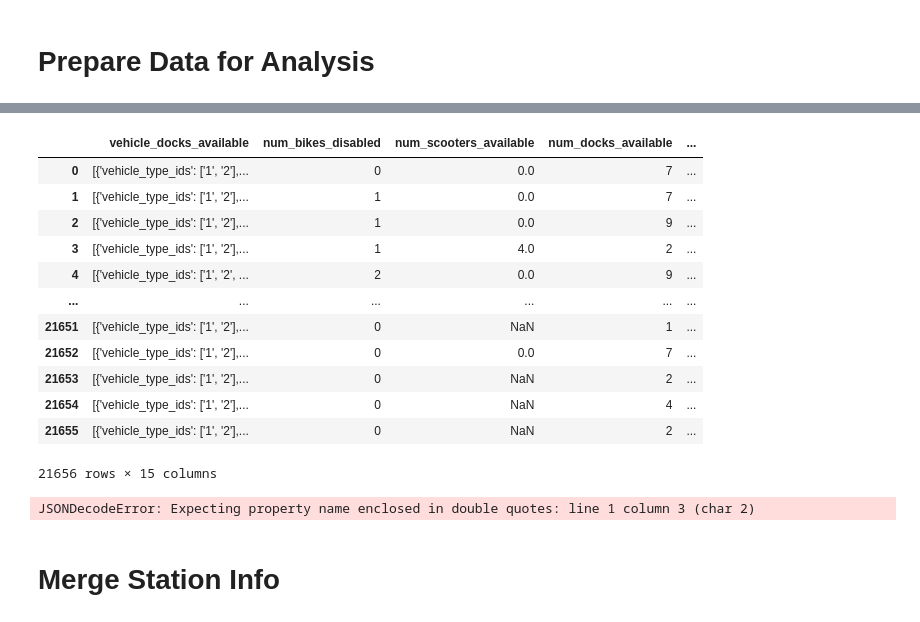
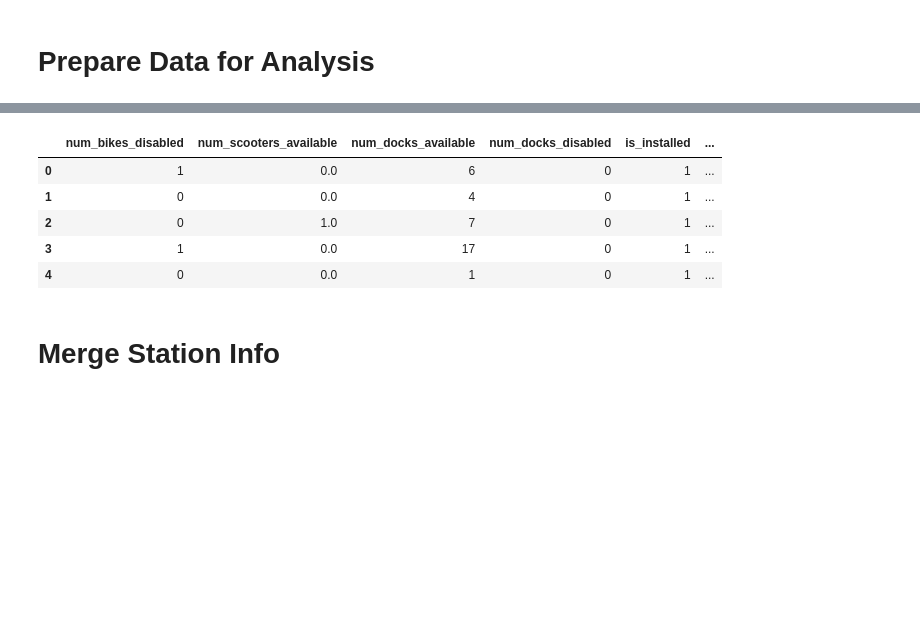
Before and after one commit to reliablerascal/divvy-performance, a Jupyter notebook: notebooks/02-combine-time-period.ipynb, the cells around one changed output, grey strips where cells are left out. Saved outputs shown, nothing was run; the diff lists cells and outputs as text; code cells hidden in the pictures; blank space fills up the shorter version.

```diff
--- a/notebooks/02-combine-time-period.ipynb
+++ b/notebooks/02-combine-time-period.ipynb
@@ -37,50 +81,17 @@ df_station_status
-# %%
-# set the time zone
-central_tz = pytz.timezone('America/Chicago')
-
-# Convert Unix timestamps to datetime objects and localize to UTC
-df_station_status['timestamp'] = pd.to_datetime(df_station_status['last_reported'], unit='s', utc=True)
-
-# Convert to Central Time
-df_station_status['timestamp'] = df_station_status['timestamp'].dt.tz_convert(central_tz)
-
-# Format the datetime objects
-df_station_status['timestamp'] = df_station_status['timestamp'].dt.strftime('%m/%d/%Y %I:%M %p')
-df_station_status
-# %% [output]
-|  | vehicle_docks_available | num_bikes_disabled | num_scooters_available | num_docks_available | ... |
-| 0 | [{'vehicle_type_ids': ['1', '2'],... | 0 | 0.0 | 7 | ... |
-| 1 | [{'vehicle_type_ids': ['1', '2'],... | 1 | 0.0 | 7 | ... |
-| 2 | [{'vehicle_type_ids': ['1', '2'],... | 1 | 0.0 | 9 | ... |
-| 3 | [{'vehicle_type_ids': ['1', '2'],... | 1 | 4.0 | 2 | ... |
-| 4 | [{'vehicle_type_ids': ['1', '2', ... | 2 | 0.0 | 9 | ... |
-| ... | ... | ... | ... | ... | ... |
-| 21651 | [{'vehicle_type_ids': ['1', '2'],... | 0 | NaN | 1 | ... |
-| 21652 | [{'vehicle_type_ids': ['1', '2'],... | 0 | 0.0 | 7 | ... |
-| 21653 | [{'vehicle_type_ids': ['1', '2'],... | 0 | NaN | 2 | ... |
-| 21654 | [{'vehicle_type_ids': ['1', '2'],... | 0 | NaN | 4 | ... |
-| 21655 | [{'vehicle_type_ids': ['1', '2'],... | 0 | NaN | 2 | ... |
-21656 rows × 15 columns
 # %%
 #add calculated columns
-df_station_status['n_classic'] = df_station_status['vehicle_types_available'].apply(
-    lambda x: next((item['count'] for item in json.loads(x) if item['vehicle_type_id'] == '1'), 0))
-df_station_status['n_electric'] = df_station_status['vehicle_types_available'].apply(
-    lambda x: next((item['count'] for item in json.loads(x) if item['vehicle_type_id'] == '2'), 0))
-# df_station_status['n_classic'] = df_station_status['vehicle_types_available'].apply(
-#     lambda x: next((item['count'] for item in x if item['vehicle_type_id'] == '1'), 0))
-# df_station_status['n_electric'] = df_station_status['vehicle_types_available'].apply(
-#     lambda x: next((item['count'] for item in x if item['vehicle_type_id'] == '2'), 0))
-df_station_status['n_all_bikes']=df_station_status['num_bikes_available']+df_station_status['num_bikes_disabled']
-df_station_status.drop('vehicle_types_available',axis=1, inplace=True)
 df_station_status['is_no_classic']=(df_station_status['n_classic']==0)
 df_station_status['is_no_docks']=(df_station_status['num_docks_available']==0)
 df_station_status['is_problem_station']= df_station_status['is_no_classic'] | df_station_status['is_no_docks']
-df_station_status['station_id_len']=df_station_status['station_id'].str.len()
 
 df_station_status.head()
 # %% [output]
-JSONDecodeError: Expecting property name enclosed in double quotes: line 1 column 3 (char 2)
+|  | num_bikes_disabled | num_scooters_available | num_docks_available | num_docks_disabled | is_installed | ... |
+| 0 | 1 | 0.0 | 6 | 0 | 1 | ... |
+| 1 | 0 | 0.0 | 4 | 0 | 1 | ... |
+| 2 | 0 | 1.0 | 7 | 0 | 1 | ... |
+| 3 | 1 | 0.0 | 17 | 0 | 1 | ... |
+| 4 | 0 | 0.0 | 1 | 0 | 1 | ... |
 # %% [markdown]
 # Merge Station Info
 # %%
```
Also changed, not shown: parts of 16 cells of this notebook, 9 other files.
